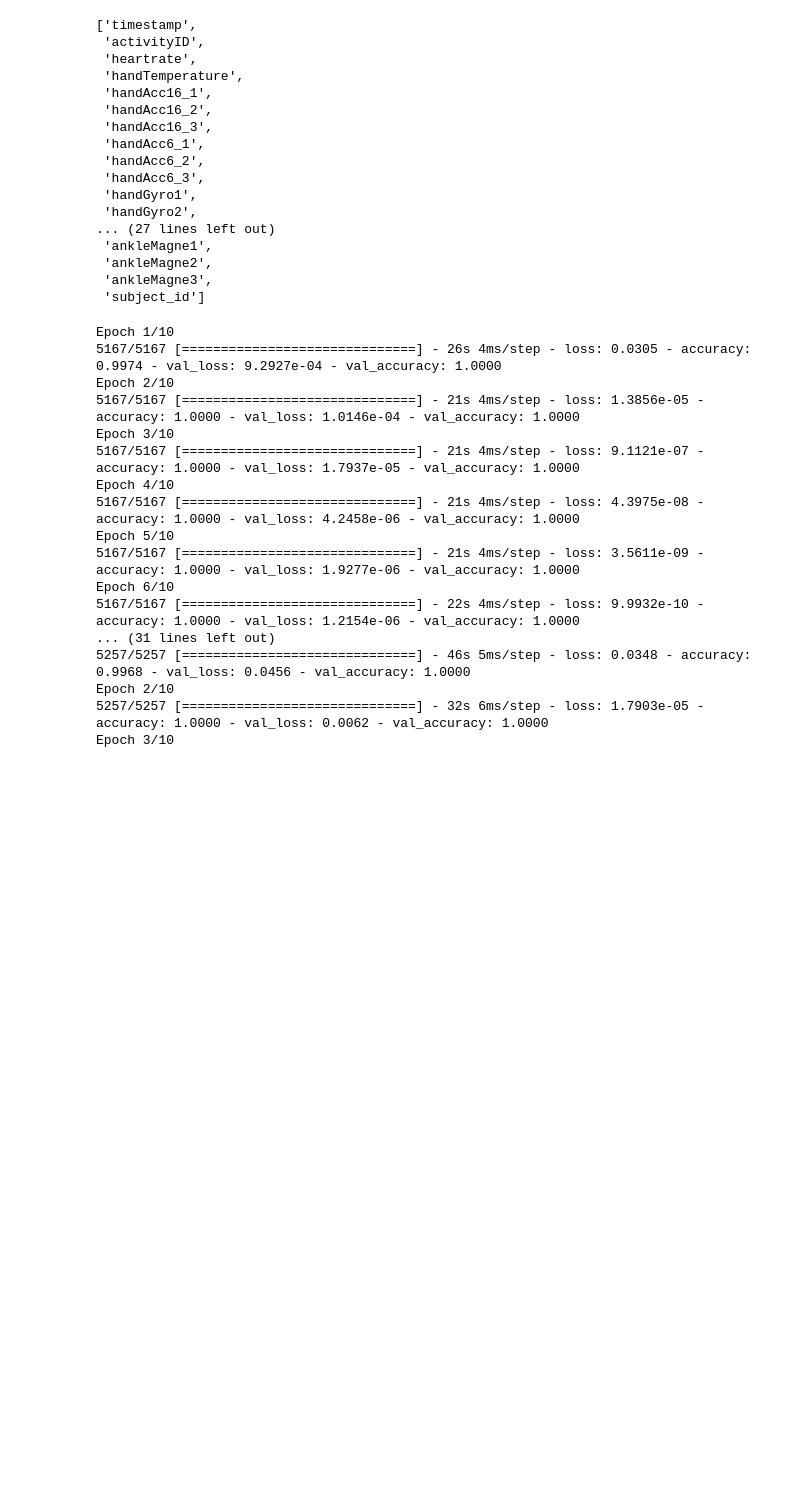
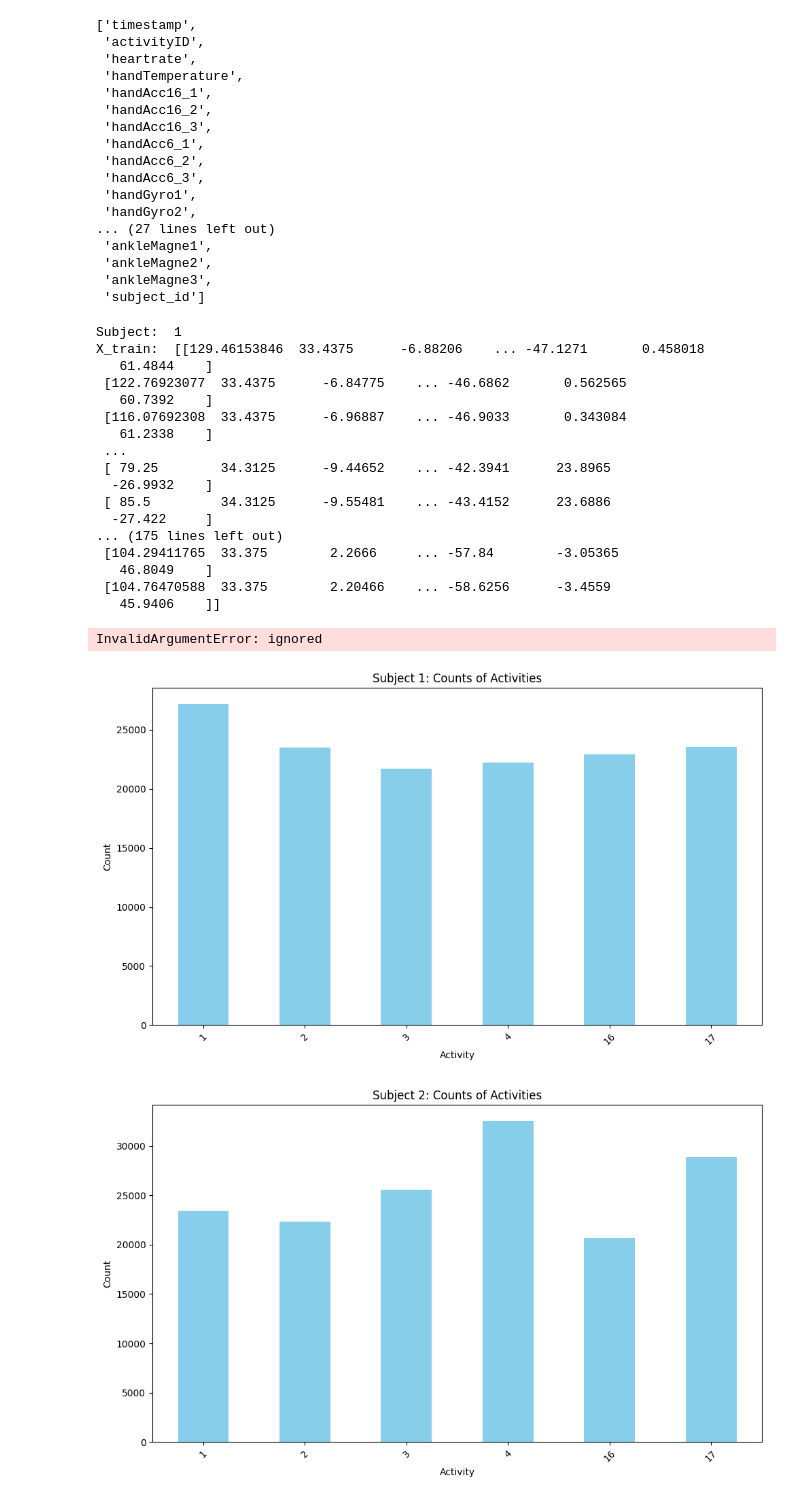
Before and after one commit to mrlocastellani/pamap2, a Jupyter notebook: pamap2_.ipynb, the cells around one changed output. Cells and saved outputs as stored; diff of their text form; code cells hidden in the pictures; blank space fills up the shorter version.

```diff
--- a/pamap2_.ipynb
+++ b/pamap2_.ipynb
@@ -201,7 +201,8 @@ dataCollection.columns.values.tolist()
  'ankleMagne3',
  'subject_id']
 # %%
-data = dataCollection
+data = dataCollection[dataCollection['activityID'].isin([1, 2, 3, 4, 16, 17])]
+unique_combinations = dataCollection[['subject_id', 'activityID']].drop_duplicates()
 feature_columns = ['heartrate',
  'handTemperature',
  'handAcc16_1',
@@ -253,6 +254,7 @@ results = {}
 num_classes = len(data['activityID'].unique())
 
 for subject in subjects:
+    print("Subject: ", subject)
     train_data = data[data['subject_id'] != subject]
     test_data = data[data['subject_id'] == subject]
 
@@ -268,8 +270,14 @@ for subject in subjects:
         # Escalando os dados
         scaler.fit(X_train)
 
+        print("X_train: ", X_train)
+        print("X_test: ", X_test)
+
         X_train_scaled = scaler.transform(X_train)
         X_test_scaled = scaler.transform(X_test)
+
+        print("X_train_scaled: ", X_train)
+        print("X_test_scaled: ", X_test)
 
         X_train_scaled = X_train_scaled.reshape(X_train_scaled.shape[0], 1, X_train_scaled.shape[1])
         X_test_scaled = X_test_scaled.reshape(X_test_scaled.shape[0], 1, X_test_scaled.shape[1])
@@ -278,26 +286,43 @@ for subject in subjects:
         model.add(LSTM(units=64, input_shape=(X_train_scaled.shape[1], X_train_scaled.shape[2])))
         model.add(Dense(units=num_classes, activation='softmax'))
         model.compile(optimizer='adam', loss='sparse_categorical_crossentropy', metrics=['accuracy'])
-        model.fit(X_train_scaled, y_train, epochs=10, batch_size=32, validation_data=(X_test_scaled, y_test))
+        model.fit(X_train_scaled, y_train, epochs=1, batch_size=32, validation_data=(X_test_scaled, y_test))
 
         loss, accuracy = model.evaluate(X_test_scaled, y_test)
 
         results[f"Subject_{subject}_Activity_{activity}"] = {'Loss': loss, 'Accuracy': accuracy}
 # %% [output]
-Epoch 1/10
-5167/5167 [==============================] - 26s 4ms/step - loss: 0.0305 - accuracy: 0.9974 - val_loss: 9.2927e-04 - val_accuracy: 1.0000
-Epoch 2/10
-5167/5167 [==============================] - 21s 4ms/step - loss: 1.3856e-05 - accuracy: 1.0000 - val_loss: 1.0146e-04 - val_accuracy: 1.0000
-Epoch 3/10
-5167/5167 [==============================] - 21s 4ms/step - loss: 9.1121e-07 - accuracy: 1.0000 - val_loss: 1.7937e-05 - val_accuracy: 1.0000
-Epoch 4/10
-5167/5167 [==============================] - 21s 4ms/step - loss: 4.3975e-08 - accuracy: 1.0000 - val_loss: 4.2458e-06 - val_accuracy: 1.0000
-Epoch 5/10
-5167/5167 [==============================] - 21s 4ms/step - loss: 3.5611e-09 - accuracy: 1.0000 - val_loss: 1.9277e-06 - val_accuracy: 1.0000
-Epoch 6/10
-5167/5167 [==============================] - 22s 4ms/step - loss: 9.9932e-10 - accuracy: 1.0000 - val_loss: 1.2154e-06 - val_accuracy: 1.0000
-... (31 lines left out)
-5257/5257 [==============================] - 46s 5ms/step - loss: 0.0348 - accuracy: 0.9968 - val_loss: 0.0456 - val_accuracy: 1.0000
-Epoch 2/10
-5257/5257 [==============================] - 32s 6ms/step - loss: 1.7903e-05 - accuracy: 1.0000 - val_loss: 0.0062 - val_accuracy: 1.0000
-Epoch 3/10
+Subject:  1
+X_train:  [[129.46153846  33.4375      -6.88206    ... -47.1271       0.458018
+   61.4844    ]
+ [122.76923077  33.4375      -6.84775    ... -46.6862       0.562565
+   60.7392    ]
+ [116.07692308  33.4375      -6.96887    ... -46.9033       0.343084
+   61.2338    ]
+ ...
+ [ 79.25        34.3125      -9.44652    ... -42.3941      23.8965
+  -26.9932    ]
+ [ 85.5         34.3125      -9.55481    ... -43.4152      23.6886
+  -27.422     ]
+... (175 lines left out)
+ [104.29411765  33.375        2.2666     ... -57.84        -3.05365
+   46.8049    ]
+ [104.76470588  33.375        2.20466    ... -58.6256      -3.4559
+   45.9406    ]]
+InvalidArgumentError: ignored
+# %%
+counts = data.groupby(['subject_id', 'activityID']).size().unstack()
+
+# Plotagem do gráfico de barras para cada sujeito
+for subject in counts.index:
+    plt.figure(figsize=(10, 6))  # Ajuste o tamanho do gráfico conforme necessário
+    counts.loc[subject].plot(kind='bar', color='skyblue')
+    plt.title(f"Subject {subject}: Counts of Activities")
+    plt.xlabel("Activity")
+    plt.ylabel("Count")
+    plt.xticks(rotation=45)  # Rotacionar os rótulos do eixo x para melhor legibilidade
+    plt.tight_layout()
+    plt.show()
+# %% [output]
+[figure, added]
+[figure, added]
```
Also changed, not shown: parts of 1 cell of this notebook.
